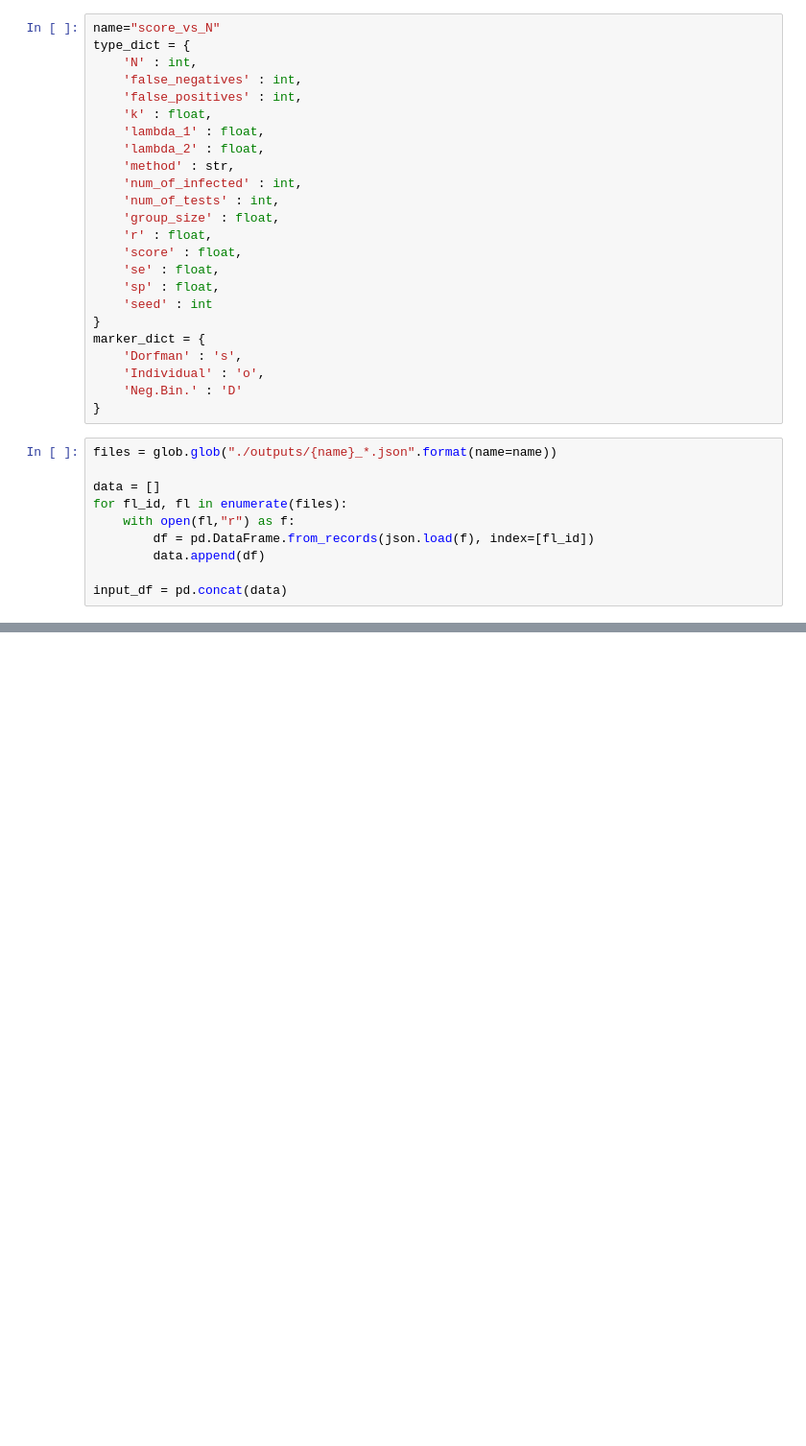
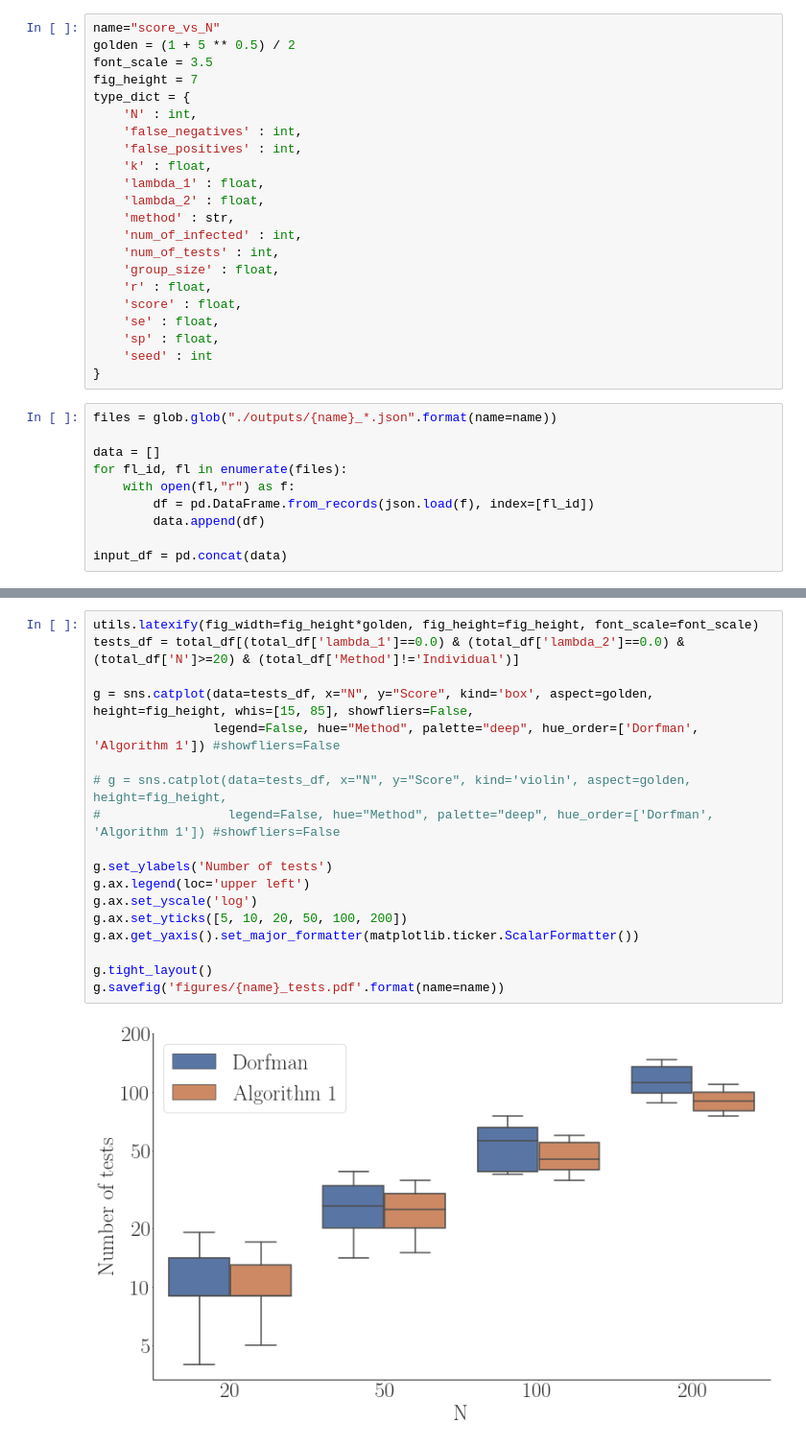
Before and after one commit to Networks-Learning/pooled-testing, a Jupyter notebook: notebooks/score_vs_N.ipynb, the cells around one changed output, grey strips where cells are left out. Shown at 96% size. Saved outputs shown, nothing was run; the diff lists cells and outputs as text; blank space fills up the shorter version.

```diff
--- a/notebooks/score_vs_N.ipynb
+++ b/notebooks/score_vs_N.ipynb
@@ -20,5 +20,8 @@ sns.set_theme(context='paper', style='dark', font_scale=1)
 # %%
 name="score_vs_N"
+golden = (1 + 5 ** 0.5) / 2
+font_scale = 3.5
+fig_height = 7
 type_dict = {
     'N' : int,
     'false_negatives' : int,
@@ -36,11 +39,6 @@ type_dict = {
     'sp' : float,
     'seed' : int
 }
-marker_dict = {
-    'Dorfman' : 's',
-    'Individual' : 'o',
-    'Neg.Bin.' : 'D'
-}
 # %%
 files = glob.glob("./outputs/{name}_*.json".format(name=name))
 
@@ -57,0 +61,20 @@ total_df = total_df.replace({'dorfman': 'Dorfman', 'individual': 'Individual', '
+# %%
+utils.latexify(fig_width=fig_height*golden, fig_height=fig_height, font_scale=font_scale)
+tests_df = total_df[(total_df['lambda_1']==0.0) & (total_df['lambda_2']==0.0) & (total_df['N']>=20) & (total_df['Method']!='Individual')]
+
+g = sns.catplot(data=tests_df, x="N", y="Score", kind='box', aspect=golden, height=fig_height, whis=[15, 85], showfliers=False,
+                legend=False, hue="Method", palette="deep", hue_order=['Dorfman', 'Algorithm 1']) #showfliers=False
+
+# g = sns.catplot(data=tests_df, x="N", y="Score", kind='violin', aspect=golden, height=fig_height,
+#                 legend=False, hue="Method", palette="deep", hue_order=['Dorfman', 'Algorithm 1']) #showfliers=False
+
+g.set_ylabels('Number of tests')
+g.ax.legend(loc='upper left')
+g.ax.set_yscale('log')
+g.ax.set_yticks([5, 10, 20, 50, 100, 200])
+g.ax.get_yaxis().set_major_formatter(matplotlib.ticker.ScalarFormatter())
+
+g.tight_layout()
+g.savefig('figures/{name}_tests.pdf'.format(name=name))
+# %% [output]
+[figure, added]
```
Also changed, not shown: parts of 8 cells of this notebook, 2 other files.
